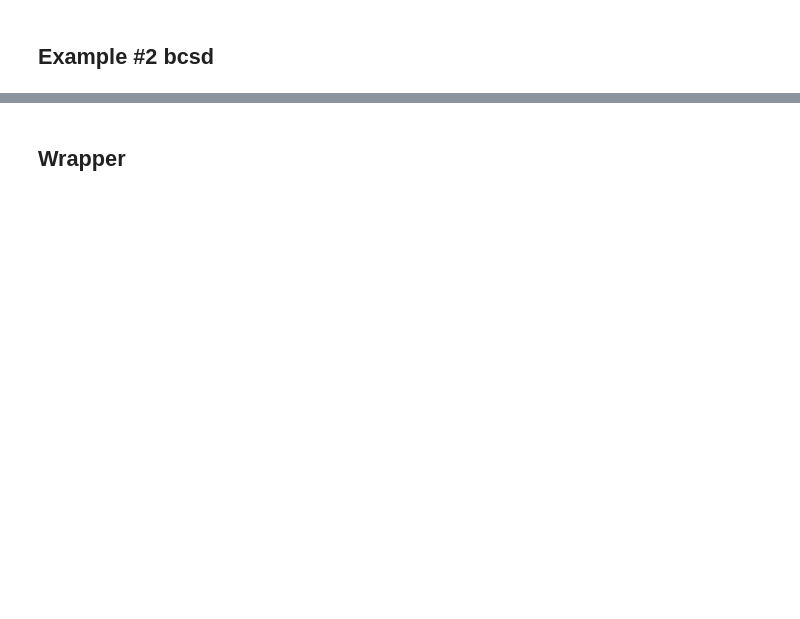
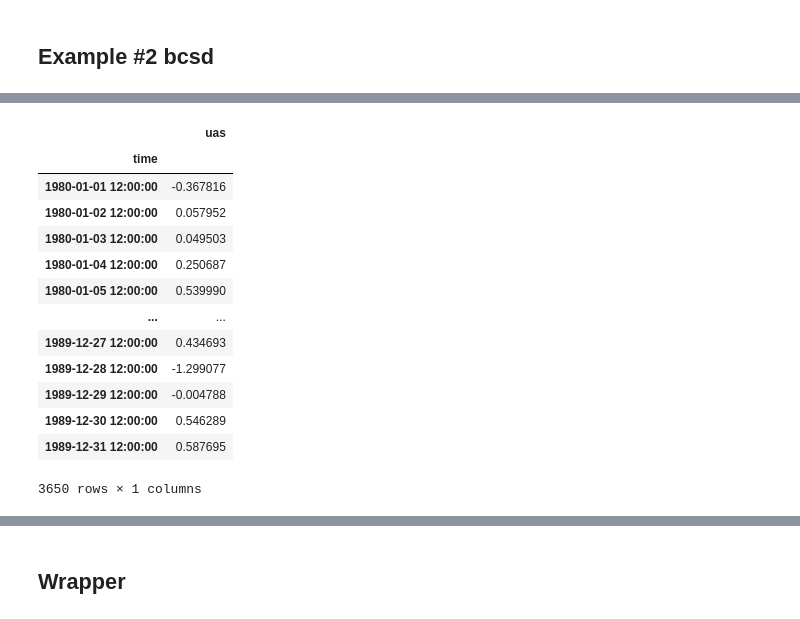
Before and after one commit to pangeo-data/scikit-downscale, a Jupyter notebook: examples/2020ECAHM-scikit-downscale.ipynb, the cells around one changed output, grey strips where cells are left out. Cells and saved outputs as stored; diff of their text form; code cells hidden in the pictures; blank space fills up the shorter version.

```diff
--- a/examples/2020ECAHM-scikit-downscale.ipynb
+++ b/examples/2020ECAHM-scikit-downscale.ipynb
@@ -237,0 +541,4 @@ ds_past, ds_fut = _regroup_models_bytime(ds_meas_noleap, ds_hist_dt, ds_rcp85_dt
+# %%
+# open a small historical dataset
+da_hist = xr.open_dataset('data/uas/uas.hist.CanESM2.CRCM5-UQAM.day.NAM-44i.raw.Colorado.19801990.nc')['uas']
+da_hist
@@ -237,0 +607,19 @@ ds_past, ds_fut = _regroup_models_bytime(ds_meas_noleap, ds_hist_dt, ds_rcp85_dt
+# %%
+# select one point from each dataset
+training = da_hist.sel(lat=40.25, lon=-109.2, method='nearest').squeeze().to_dataframe()[['uas']]
+training
+# %% [output]
+|  | uas |
+| time |  |
+| 1980-01-01 12:00:00 | -0.367816 |
+| 1980-01-02 12:00:00 | 0.057952 |
+| 1980-01-03 12:00:00 | 0.049503 |
+| 1980-01-04 12:00:00 | 0.250687 |
+| 1980-01-05 12:00:00 | 0.539990 |
+| ... | ... |
+| 1989-12-27 12:00:00 | 0.434693 |
+| 1989-12-28 12:00:00 | -1.299077 |
+| 1989-12-29 12:00:00 | -0.004788 |
+| 1989-12-30 12:00:00 | 0.546289 |
+| 1989-12-31 12:00:00 | 0.587695 |
+3650 rows × 1 columns
```
Also changed, not shown: parts of 36 cells of this notebook.
